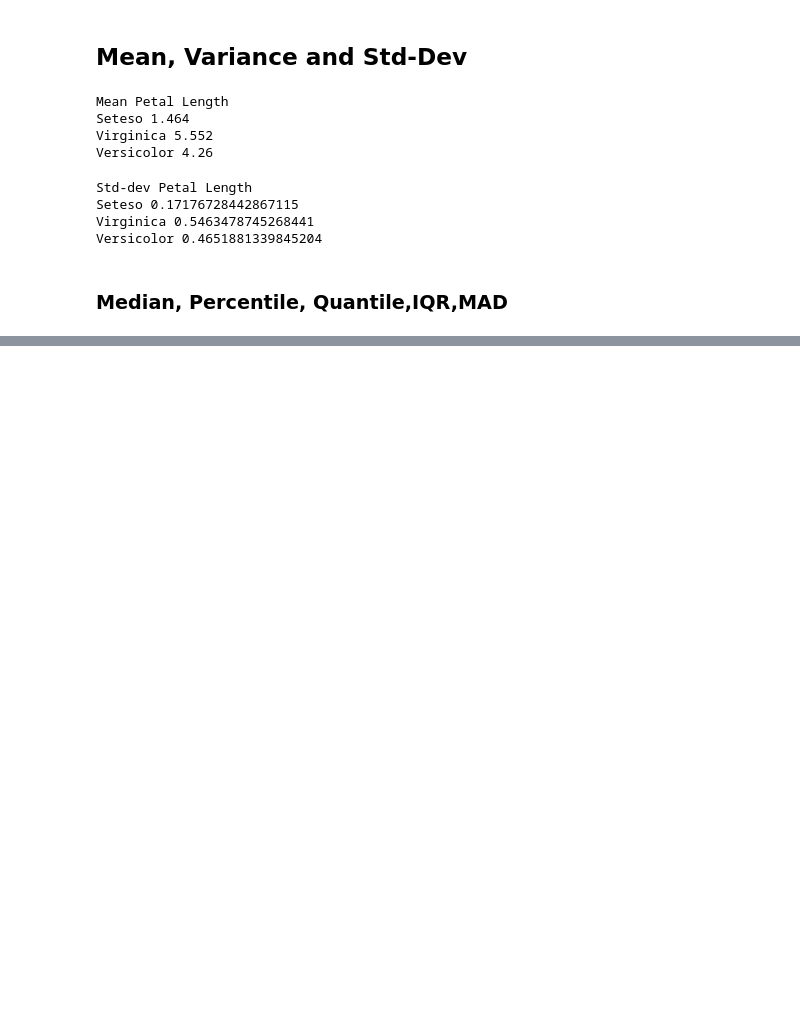
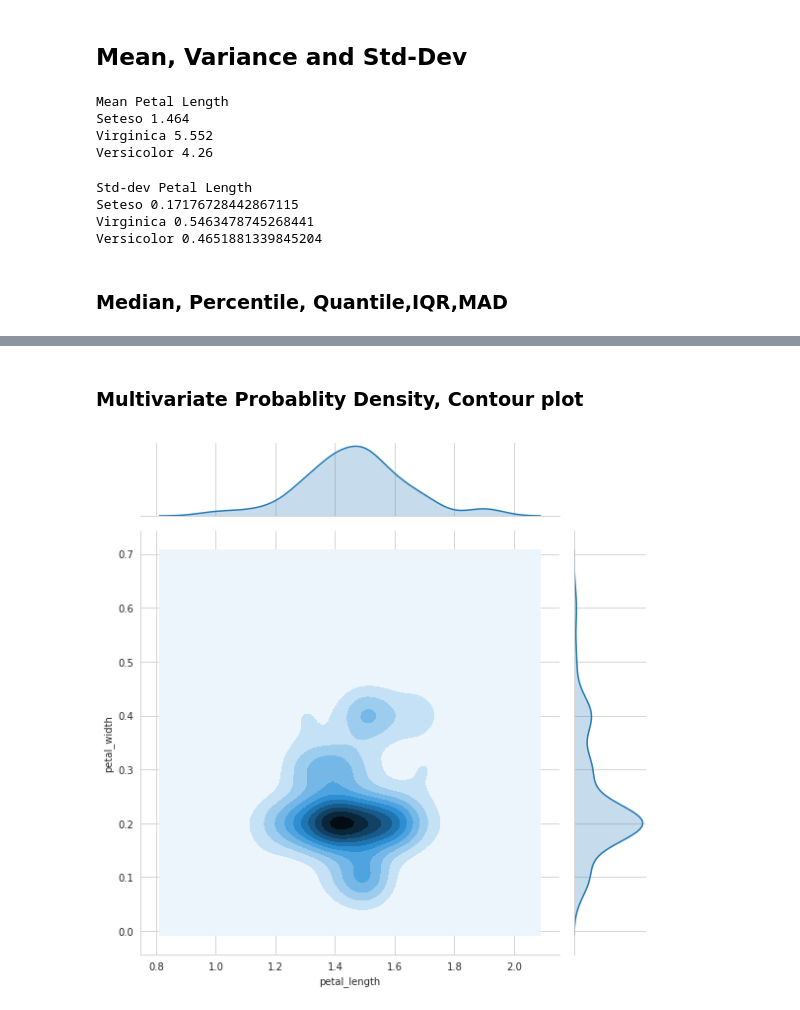
Before and after one commit to Ankit-29/Iris-Dataset-EDA, a Jupyter notebook: IRIS_EDA.ipynb, the cells around one changed output, grey strips where cells are left out. Drawn from its saved outputs; the diff is of its cells as text; code cells hidden in the pictures; blank space fills up the shorter version.

```diff
--- a/IRIS_EDA.ipynb
+++ b/IRIS_EDA.ipynb
@@ -162,0 +199,8 @@ Versicolor [3.   4.   4.35 4.6 ]
+# %% [markdown]
+### Multivariate Probablity Density, Contour plot
+# %%
+#countour prob-density plot
+sbn.jointplot(x="petal_length",y="petal_width",data=irisSetosa, kind="kde",height=8)
+plt.show()
+# %% [output]
+[figure, added]
```
Also changed, not shown: parts of 5 cells of this notebook.
